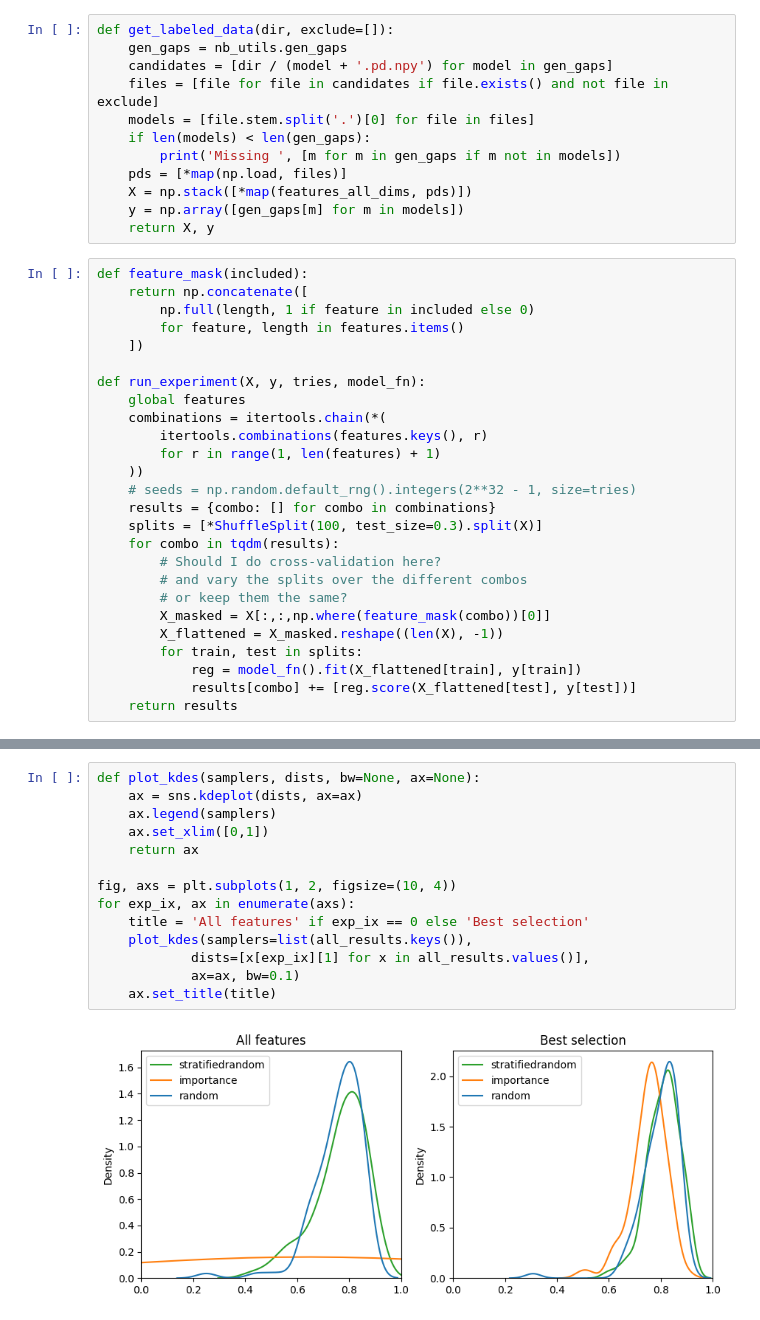
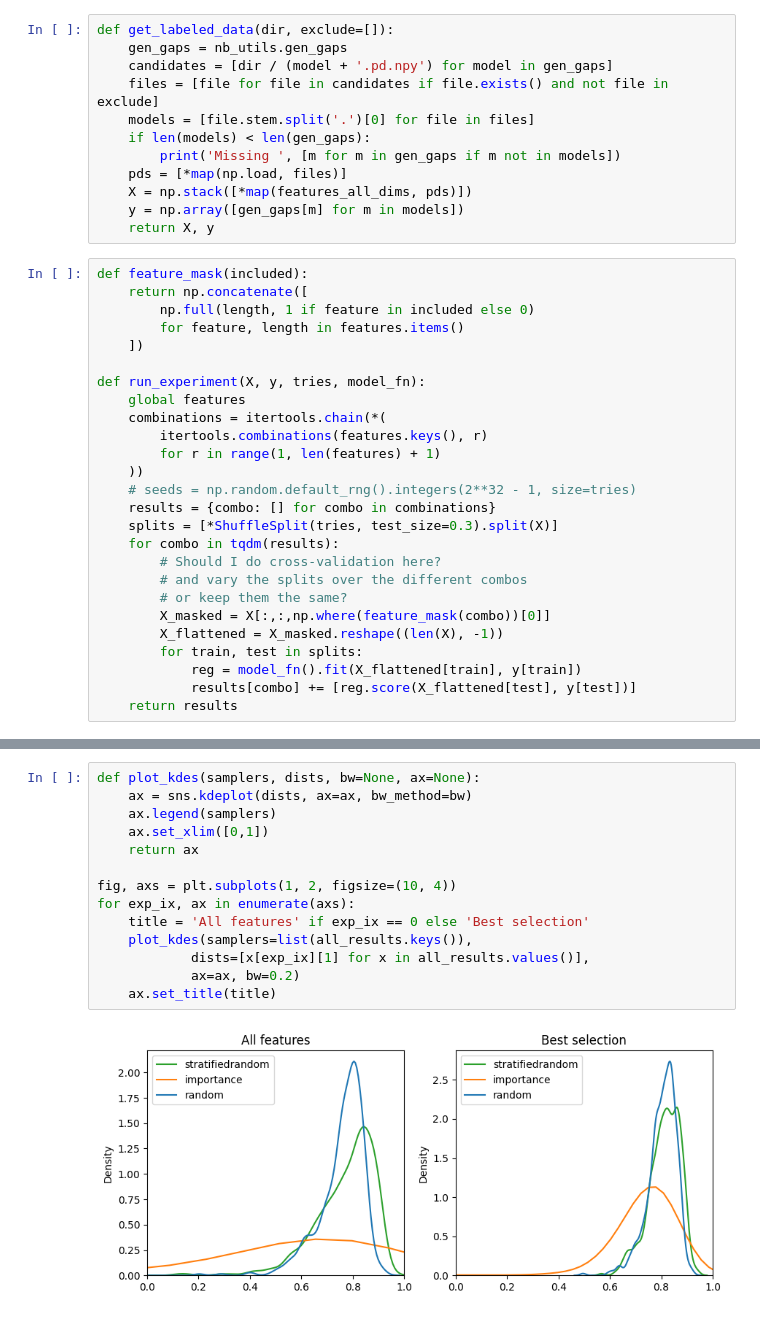
Before and after one commit to carpelli/tfm, a Jupyter notebook: tfm/notebooks/regression.ipynb, the cells around one changed output, grey strips where cells are left out. Cells and saved outputs as stored; diff of their text form.

```diff
--- a/tfm/notebooks/regression.ipynb
+++ b/tfm/notebooks/regression.ipynb
@@ -71,7 +71,7 @@ def run_experiment(X, y, tries, model_fn):
 	))
 	# seeds = np.random.default_rng().integers(2**32 - 1, size=tries)
 	results = {combo: [] for combo in combinations}
-	splits = [*ShuffleSplit(100, test_size=0.3).split(X)]
+	splits = [*ShuffleSplit(tries, test_size=0.3).split(X)]
 	for combo in tqdm(results):
 		# Should I do cross-validation here?
 		# and vary the splits over the different combos
@@ -104,16 +122,16 @@ KeyboardInterrupt:
 # %%
 def plot_kdes(samplers, dists, bw=None, ax=None):
-	ax = sns.kdeplot(dists, ax=ax)
+	ax = sns.kdeplot(dists, ax=ax, bw_method=bw)
 	ax.legend(samplers)
 	ax.set_xlim([0,1])
 	return ax
 
 fig, axs = plt.subplots(1, 2, figsize=(10, 4))
 for exp_ix, ax in enumerate(axs):
 	title = 'All features' if exp_ix == 0 else 'Best selection'
 	plot_kdes(samplers=list(all_results.keys()),
 			dists=[x[exp_ix][1] for x in all_results.values()],
-			ax=ax, bw=0.1)
+			ax=ax, bw=0.2)
 	ax.set_title(title)
 # %% [output]
-[figure, old version]
+[figure, new version]
```
Also changed, not shown: parts of 2 cells of this notebook, 1 other file.
